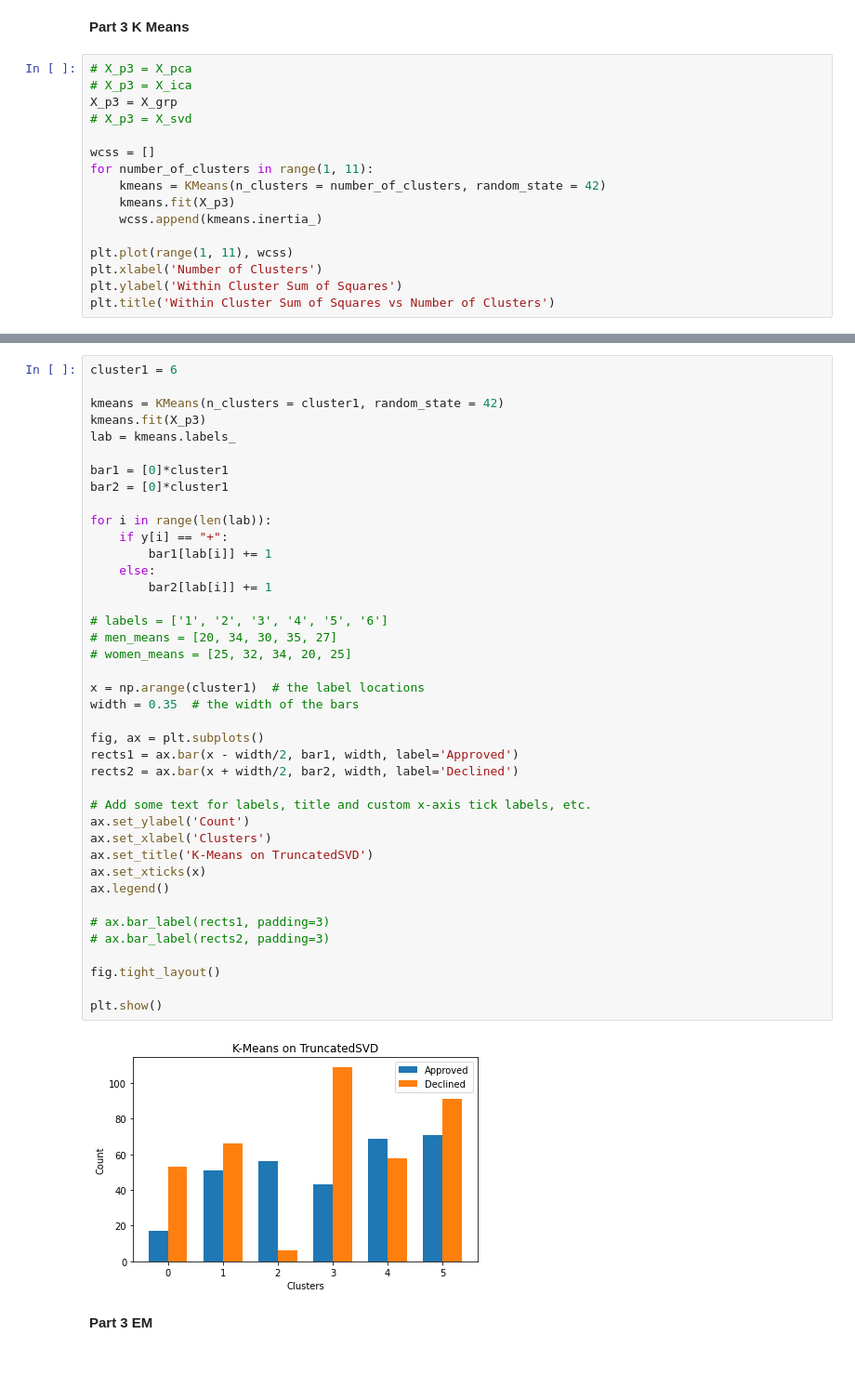
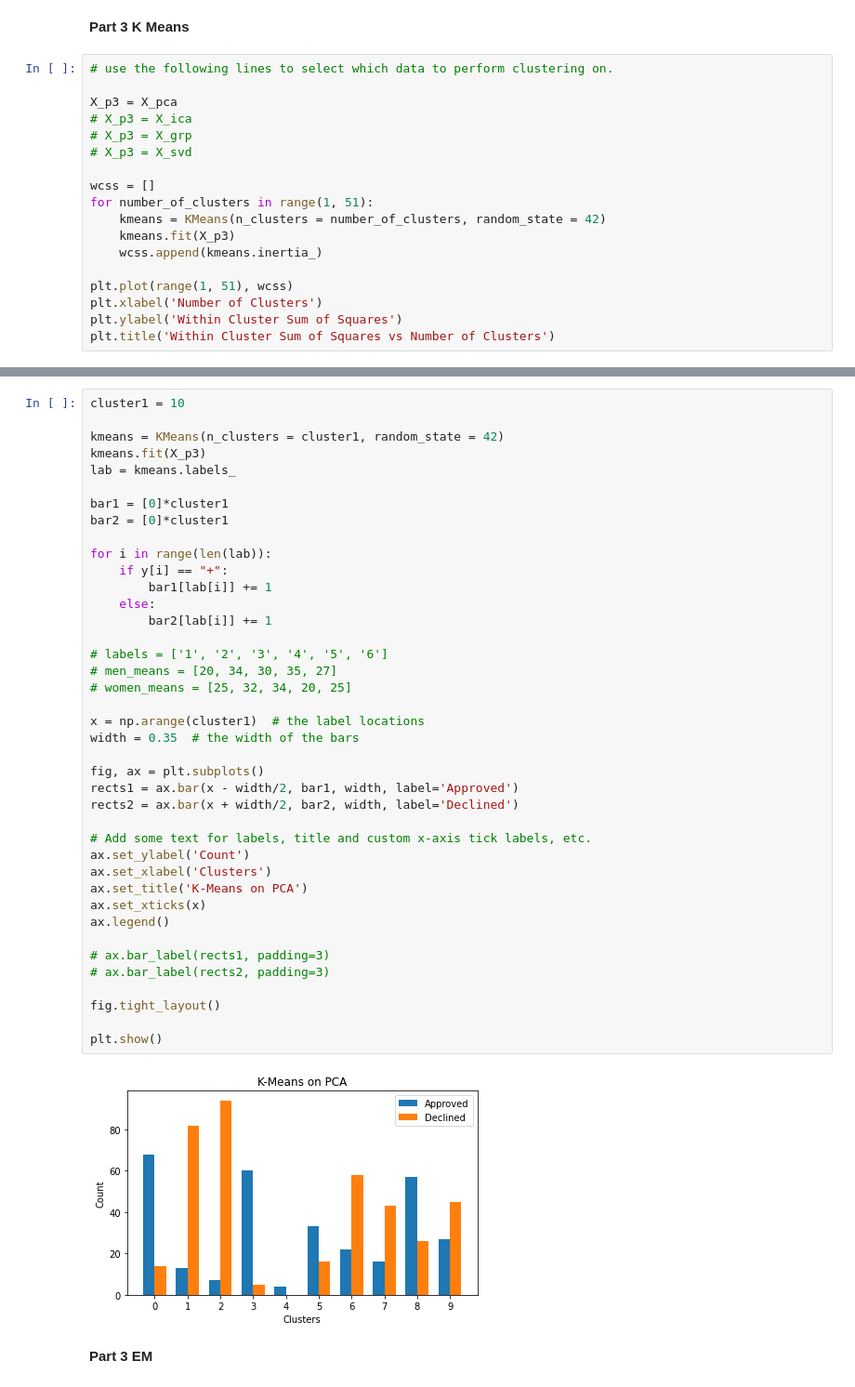
Before and after one commit to bryanliu94/CS7641_Machine_Learning, a Jupyter notebook: Assignment 3/credit approval.ipynb, the cells around one changed output, grey strips where cells are left out. Shown: that part at 93% size. Cells and saved outputs as stored; diff of their text form.

```diff
--- a/Assignment 3/credit approval.ipynb
+++ b/Assignment 3/credit approval.ipynb
@@ -337,18 +337,20 @@ X_svd = svd.fit_transform(X_norm)
 # %% [markdown]
 **Part 3 K Means**
 # %%
-# X_p3 = X_pca
+# use the following lines to select which data to perform clustering on.
+
+X_p3 = X_pca
 # X_p3 = X_ica
-X_p3 = X_grp
+# X_p3 = X_grp
 # X_p3 = X_svd
 
 wcss = []
-for number_of_clusters in range(1, 11):
+for number_of_clusters in range(1, 51):
     kmeans = KMeans(n_clusters = number_of_clusters, random_state = 42)
     kmeans.fit(X_p3)
     wcss.append(kmeans.inertia_)
 
-plt.plot(range(1, 11), wcss)
+plt.plot(range(1, 51), wcss)
 plt.xlabel('Number of Clusters')
 plt.ylabel('Within Cluster Sum of Squares')
 plt.title('Within Cluster Sum of Squares vs Number of Clusters')
@@ -358,5 +360,5 @@ Text(0.5, 1.0, 'Within Cluster Sum of Squares vs Number of Clusters')
 # %%
-cluster1 = 6
+cluster1 = 10
 
 kmeans = KMeans(n_clusters = cluster1, random_state = 42)
 kmeans.fit(X_p3)
@@ -368,35 +370,35 @@ bar2 = [0]*cluster1
 for i in range(len(lab)):
     if y[i] == "+":
         bar1[lab[i]] += 1
     else:
         bar2[lab[i]] += 1
 
 # labels = ['1', '2', '3', '4', '5', '6']
 # men_means = [20, 34, 30, 35, 27]
 # women_means = [25, 32, 34, 20, 25]
 
 x = np.arange(cluster1)  # the label locations
 width = 0.35  # the width of the bars
 
 fig, ax = plt.subplots()
 rects1 = ax.bar(x - width/2, bar1, width, label='Approved')
 rects2 = ax.bar(x + width/2, bar2, width, label='Declined')
 
 # Add some text for labels, title and custom x-axis tick labels, etc.
 ax.set_ylabel('Count')
 ax.set_xlabel('Clusters')
-ax.set_title('K-Means on TruncatedSVD')
+ax.set_title('K-Means on PCA')
 ax.set_xticks(x)
 ax.legend()
 
 # ax.bar_label(rects1, padding=3)
 # ax.bar_label(rects2, padding=3)
 
 fig.tight_layout()
 
 plt.show()
 # %% [output]
-[figure, old version]
+[figure, new version]
 # %% [markdown]
 **Part 3 EM**
 # %%
```
Also changed, not shown: parts of 7 cells of this notebook, 4 other files.
